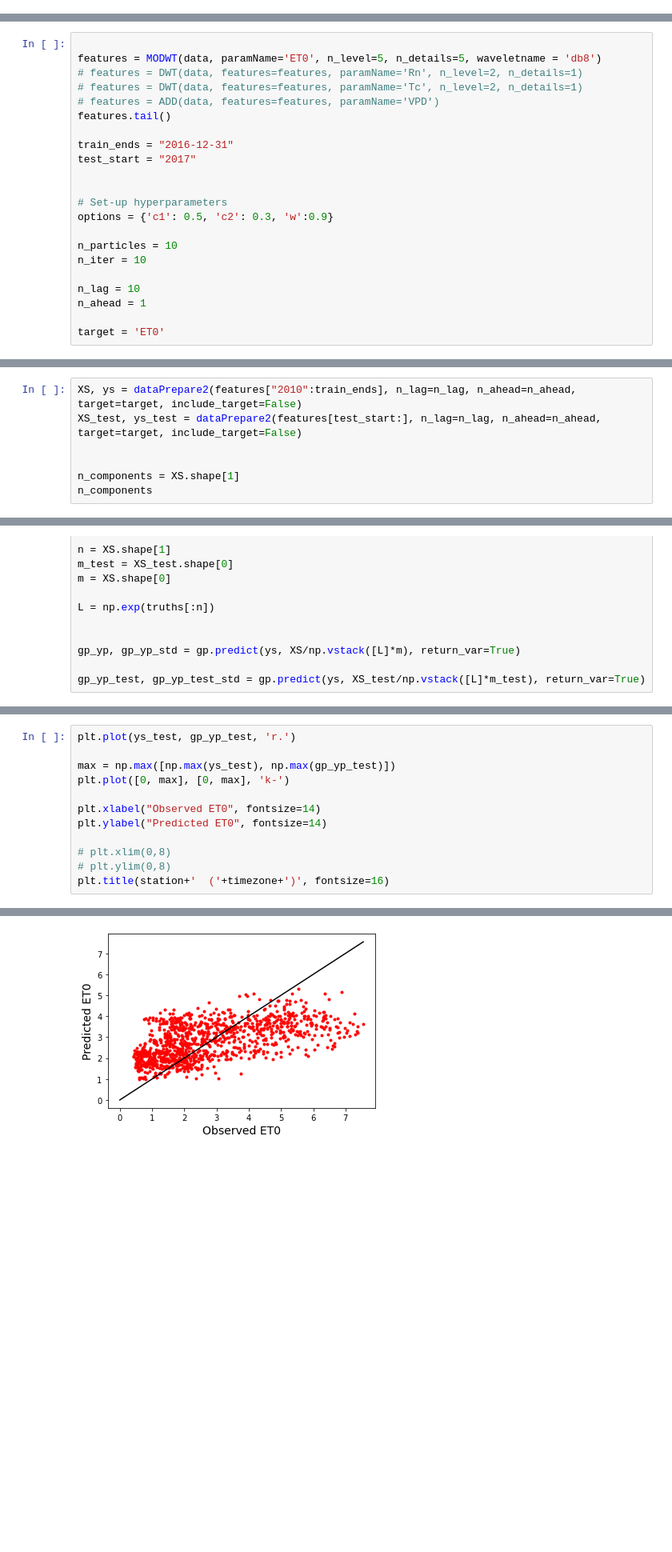
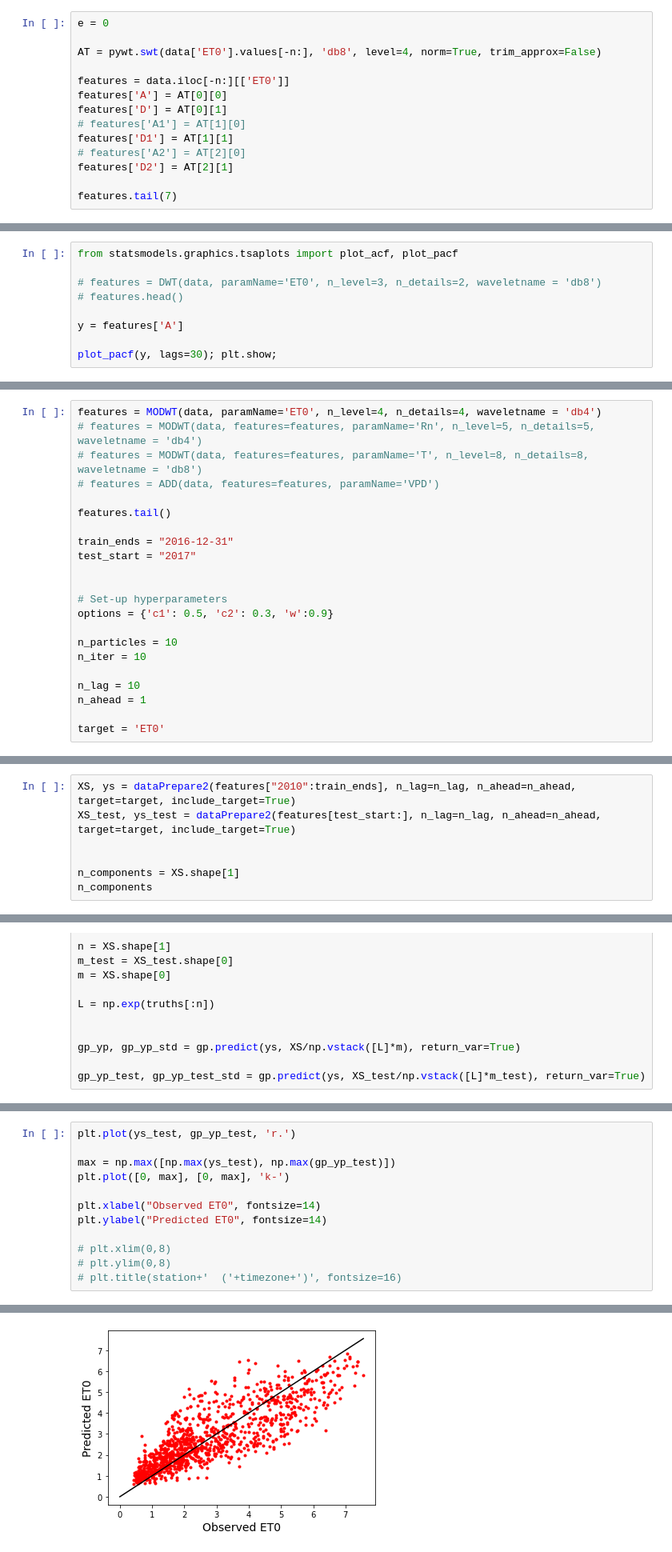
Before and after one commit to ekourkchi/Weather_research, a Jupyter notebook: MODWT_GPR_PSO.ipynb, the cells around one changed output, grey strips where cells are left out. Shown: that part at 80% size. Saved outputs shown, nothing was run; the diff lists cells and outputs as text; blank space fills up the shorter version.

```diff
--- a/MODWT_GPR_PSO.ipynb
+++ b/MODWT_GPR_PSO.ipynb
@@ -143,0 +153,14 @@ def ADD(data, features=None, paramName='ET0'):
+# %%
+e = 0
+
+AT = pywt.swt(data['ET0'].values[-n:], 'db8', level=4, norm=True, trim_approx=False)
+
+features = data.iloc[-n:][['ET0']]
+features['A'] = AT[0][0]
+features['D'] = AT[0][1]
+# features['A1'] = AT[1][0]
+features['D1'] = AT[1][1]
+# features['A2'] = AT[2][0]
+features['D2'] = AT[2][1]
+
+features.tail(7)
@@ -143,0 +177,9 @@ def ADD(data, features=None, paramName='ET0'):
+# %%
+from statsmodels.graphics.tsaplots import plot_acf, plot_pacf
+
+# features = DWT(data, paramName='ET0', n_level=3, n_details=2, waveletname = 'db8')
+# features.head()
+
+y = features['A']
+
+plot_pacf(y, lags=30); plt.show;
@@ -144,9 +195,9 @@ def ADD(data, features=None, paramName='ET0'):
 # %%
+features = MODWT(data, paramName='ET0', n_level=4, n_details=4, waveletname = 'db4')
+# features = MODWT(data, features=features, paramName='Rn', n_level=5, n_details=5, waveletname = 'db4')
+# features = MODWT(data, features=features, paramName='T', n_level=8, n_details=8, waveletname = 'db8')
+# features = ADD(data, features=features, paramName='VPD')
 
-features = MODWT(data, paramName='ET0', n_level=5, n_details=5, waveletname = 'db8')
-# features = DWT(data, features=features, paramName='Rn', n_level=2, n_details=1)
-# features = DWT(data, features=features, paramName='Tc', n_level=2, n_details=1)
-# features = ADD(data, features=features, paramName='VPD')
 features.tail()
 
 train_ends = "2016-12-31"
@@ -295,8 +346,8 @@ def dataPrepare2(df, n_lag=3, n_ahead=1, target='ET0', include_target=False):
 
   return XS[:p,:], ys[:p]
 # %%
-XS, ys = dataPrepare2(features["2010":train_ends], n_lag=n_lag, n_ahead=n_ahead, target=target, include_target=False)
-XS_test, ys_test = dataPrepare2(features[test_start:], n_lag=n_lag, n_ahead=n_ahead, target=target, include_target=False)
+XS, ys = dataPrepare2(features["2010":train_ends], n_lag=n_lag, n_ahead=n_ahead, target=target, include_target=True)
+XS_test, ys_test = dataPrepare2(features[test_start:], n_lag=n_lag, n_ahead=n_ahead, target=target, include_target=True)
 
 
 n_components = XS.shape[1]
@@ -497,5 +551,5 @@ plt.ylabel("Predicted ET0", fontsize=14)
 
 # plt.xlim(0,8)
 # plt.ylim(0,8)
-plt.title(station+'  ('+timezone+')', fontsize=16)
+# plt.title(station+'  ('+timezone+')', fontsize=16)
 # %% [output]
@@ -503,4 +557,4 @@ NameError: ignored
-[figure, old version]
+[figure, new version]
 # %%
 N = len(ys_test)
 metrics(ys_test[:N-1], ys_test[1:])
```
Also changed, not shown: parts of 12 cells of this notebook.
